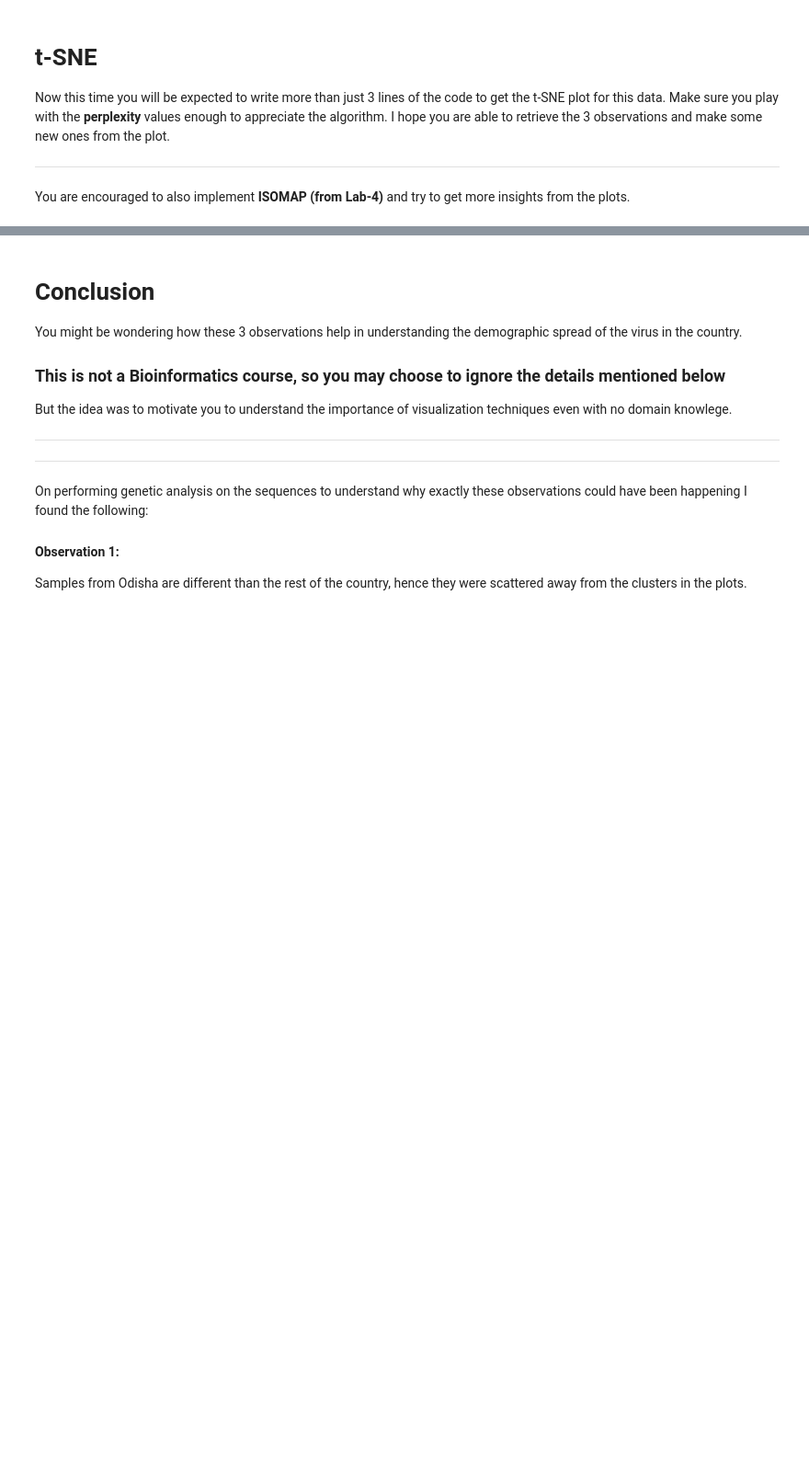
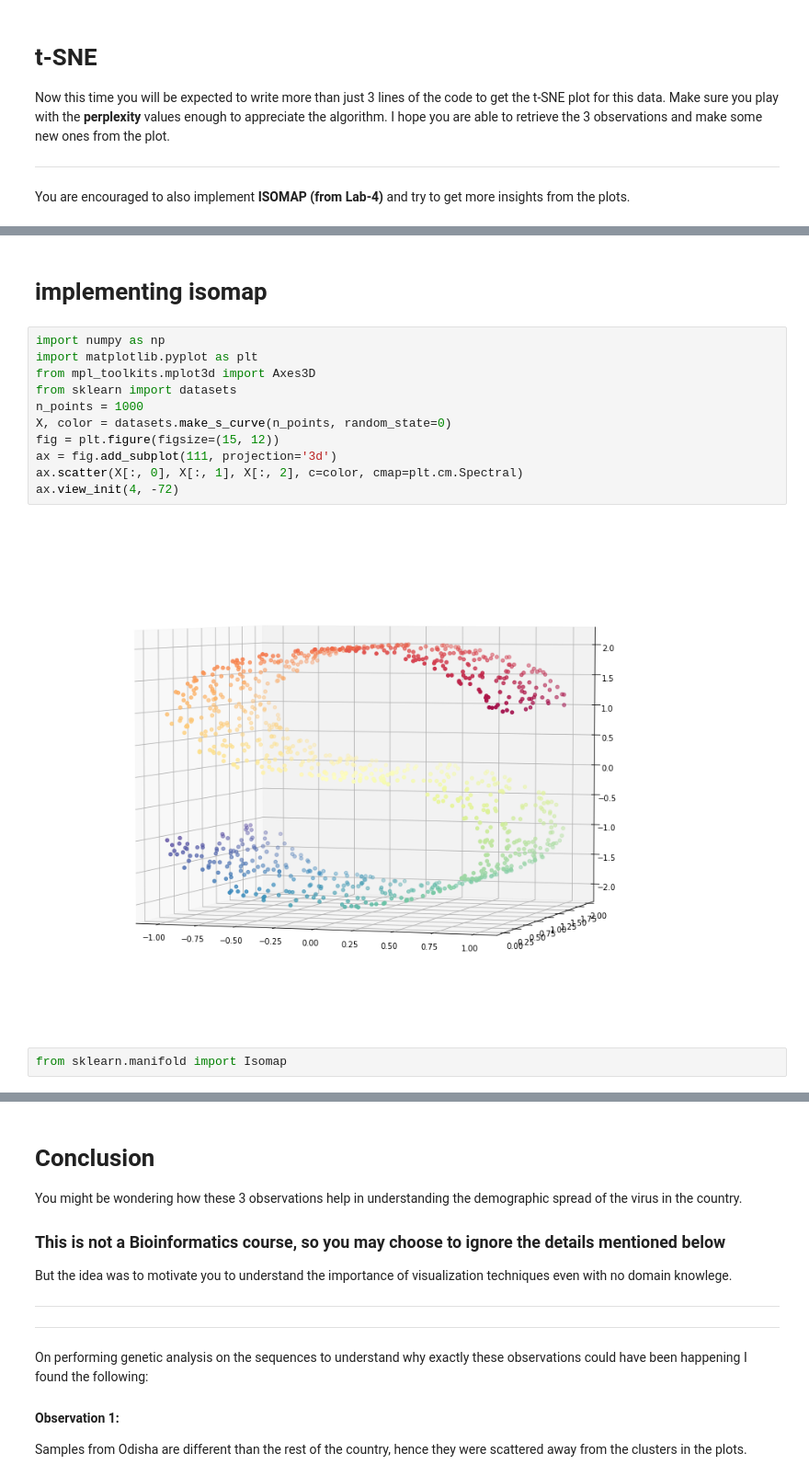
Before and after one commit to yogisay1263/FMML_COURSE_ASSIGNMENT, a Jupyter notebook: Copy_of_Project_Module2.ipynb, the cells around one changed output, grey strips where cells are left out. Shown at 92% size. Cells and saved outputs as stored; diff of their text form; blank space fills up the shorter version.

```diff
--- a/Copy_of_Project_Module2.ipynb
+++ b/Copy_of_Project_Module2.ipynb
@@ -488,0 +583,17 @@ You are encouraged to also implement **ISOMAP (from Lab-4)** and try to get more
+# %% [markdown]
+# **implementing isomap**
+# %%
+import numpy as np
+import matplotlib.pyplot as plt
+from mpl_toolkits.mplot3d import Axes3D
+from sklearn import datasets
+n_points = 1000
+X, color = datasets.make_s_curve(n_points, random_state=0)
+fig = plt.figure(figsize=(15, 12))
+ax = fig.add_subplot(111, projection='3d')
+ax.scatter(X[:, 0], X[:, 1], X[:, 2], c=color, cmap=plt.cm.Spectral)
+ax.view_init(4, -72)
+# %% [output]
+[figure, added]
+# %%
+from sklearn.manifold import Isomap
```
Also changed, not shown: parts of 15 cells of this notebook.
